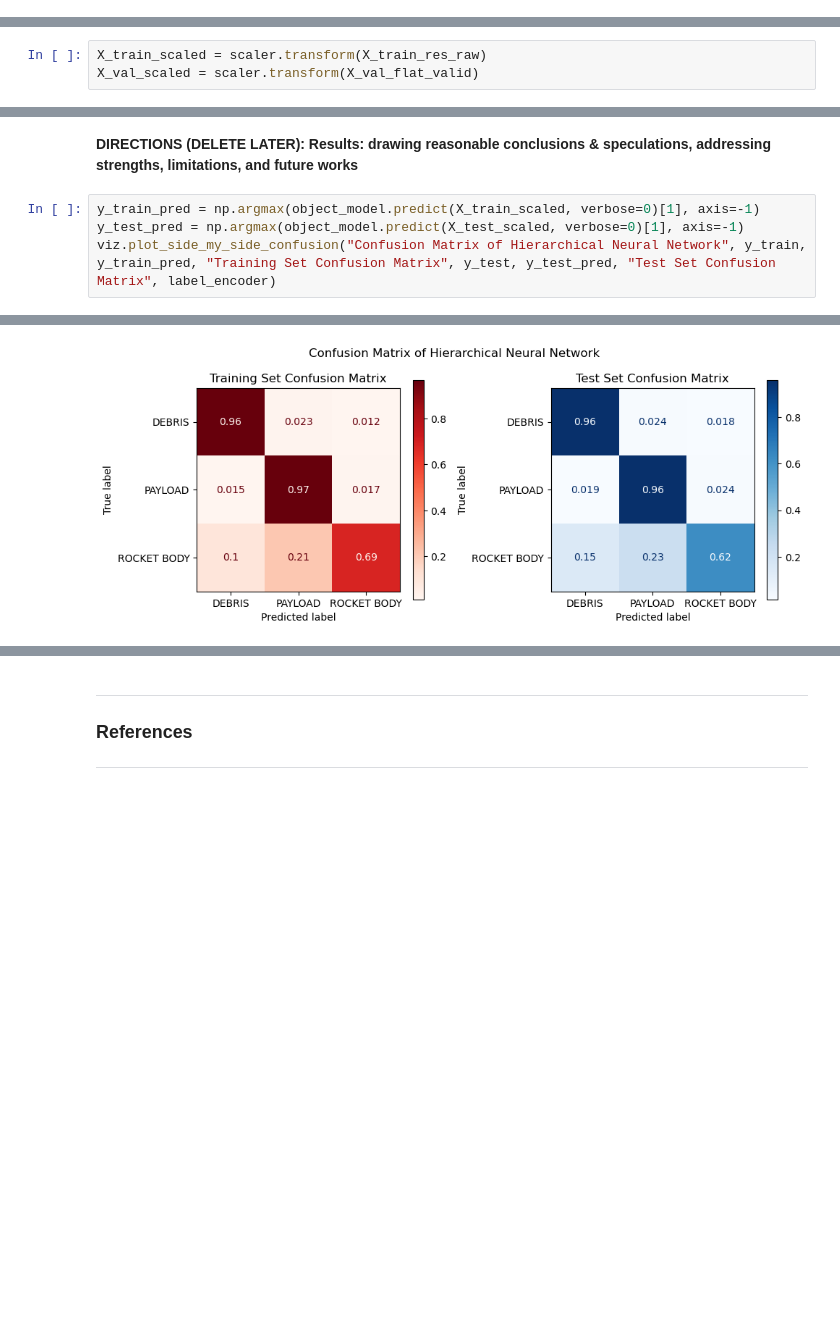
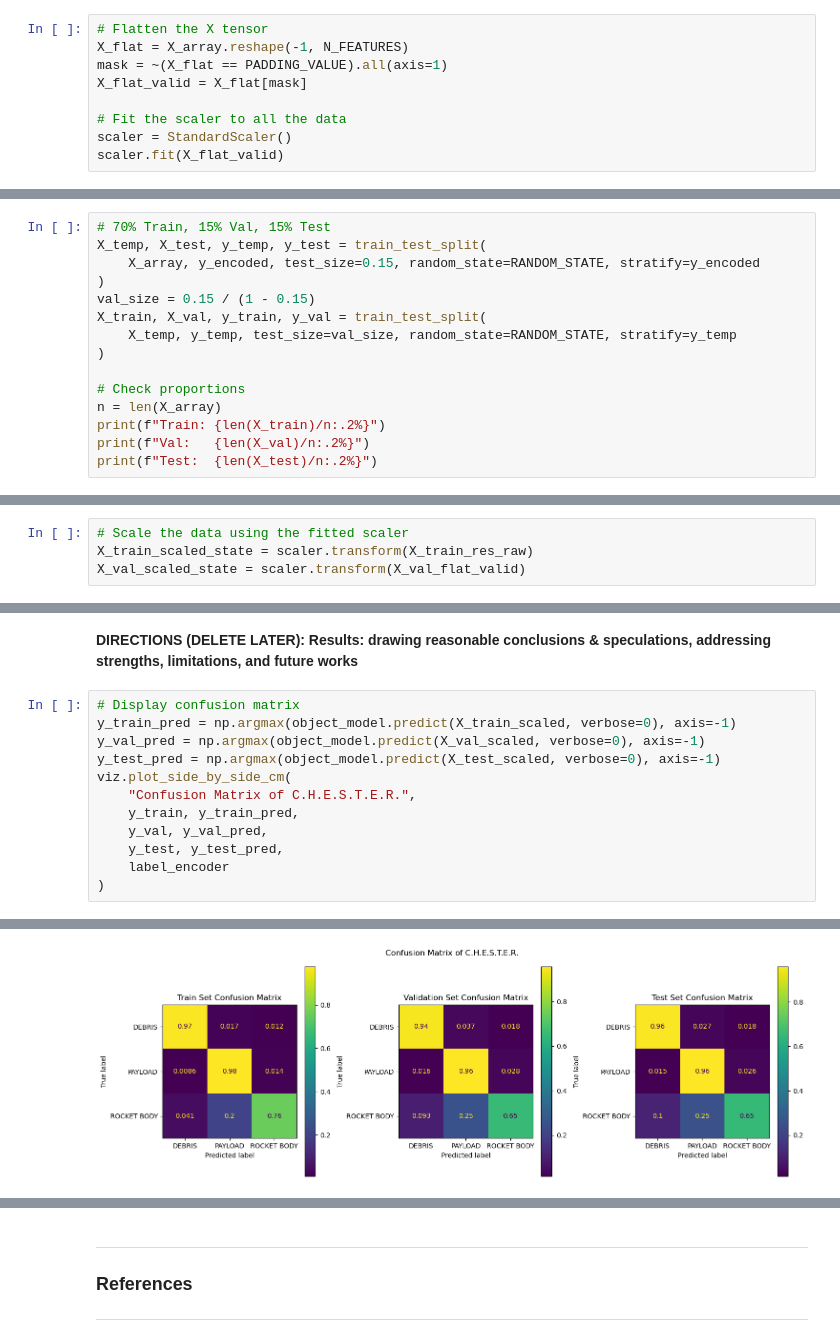
Before and after one commit to tedinspace/space-object-identification, a Jupyter notebook: src/Milestone5.ipynb, the cells around one changed output, grey strips where cells are left out. Drawn from its saved outputs; the diff is of its cells as text; blank space fills up the shorter version.

```diff
--- a/src/Milestone5.ipynb
+++ b/src/Milestone5.ipynb
@@ -448,0 +437,9 @@ X_train, X_val, y_train, y_val = train_test_split(X_temp, y_temp, test_size=0.15
+# %%
+# Flatten the X tensor
+X_flat = X_array.reshape(-1, N_FEATURES)
+mask = ~(X_flat == PADDING_VALUE).all(axis=1)
+X_flat_valid = X_flat[mask]
+
+# Fit the scaler to all the data
+scaler = StandardScaler()
+scaler.fit(X_flat_valid)
@@ -448,0 +450,15 @@ X_train, X_val, y_train, y_val = train_test_split(X_temp, y_temp, test_size=0.15
+# %%
+# 70% Train, 15% Val, 15% Test
+X_temp, X_test, y_temp, y_test = train_test_split(
+    X_array, y_encoded, test_size=0.15, random_state=RANDOM_STATE, stratify=y_encoded
+)
+val_size = 0.15 / (1 - 0.15)
+X_train, X_val, y_train, y_val = train_test_split(
+    X_temp, y_temp, test_size=val_size, random_state=RANDOM_STATE, stratify=y_temp
+)
+
+# Check proportions
+n = len(X_array)
+print(f"Train: {len(X_train)/n:.2%}")
+print(f"Val:   {len(X_val)/n:.2%}")
+print(f"Test:  {len(X_test)/n:.2%}")
@@ -474,3 +496,4 @@ Class counts:[395624 395624 395624]
 # %%
-X_train_scaled = scaler.transform(X_train_res_raw)
-X_val_scaled = scaler.transform(X_val_flat_valid)
+# Scale the data using the fitted scaler
+X_train_scaled_state = scaler.transform(X_train_res_raw)
+X_val_scaled_state = scaler.transform(X_val_flat_valid)
@@ -809,7 +841,15 @@ plt.tight_layout()
 # %% [markdown]
 **DIRECTIONS (DELETE LATER): Results: drawing reasonable conclusions & speculations, addressing strengths, limitations, and future works**
 # %%
-y_train_pred = np.argmax(object_model.predict(X_train_scaled, verbose=0)[1], axis=-1)
-y_test_pred = np.argmax(object_model.predict(X_test_scaled, verbose=0)[1], axis=-1)
-viz.plot_side_my_side_confusion("Confusion Matrix of Hierarchical Neural Network", y_train, y_train_pred, "Training Set Confusion Matrix", y_test, y_test_pred, "Test Set Confusion Matrix", label_encoder)
+# Display confusion matrix
+y_train_pred = np.argmax(object_model.predict(X_train_scaled, verbose=0), axis=-1)
+y_val_pred = np.argmax(object_model.predict(X_val_scaled, verbose=0), axis=-1)
+y_test_pred = np.argmax(object_model.predict(X_test_scaled, verbose=0), axis=-1)
+viz.plot_side_by_side_cm(
+    "Confusion Matrix of C.H.E.S.T.E.R.",
+    y_train, y_train_pred,
+    y_val, y_val_pred,
+    y_test, y_test_pred,
+    label_encoder
+)
 # %% [output]
@@ -816,2 +857,2 @@ viz.plot_side_my_side_confusion("Confusion Matrix of Hierarchical Neural Network
-[figure, old version]
+[figure, new version]
 # %%
```
Also changed, not shown: parts of 49 cells of this notebook.
